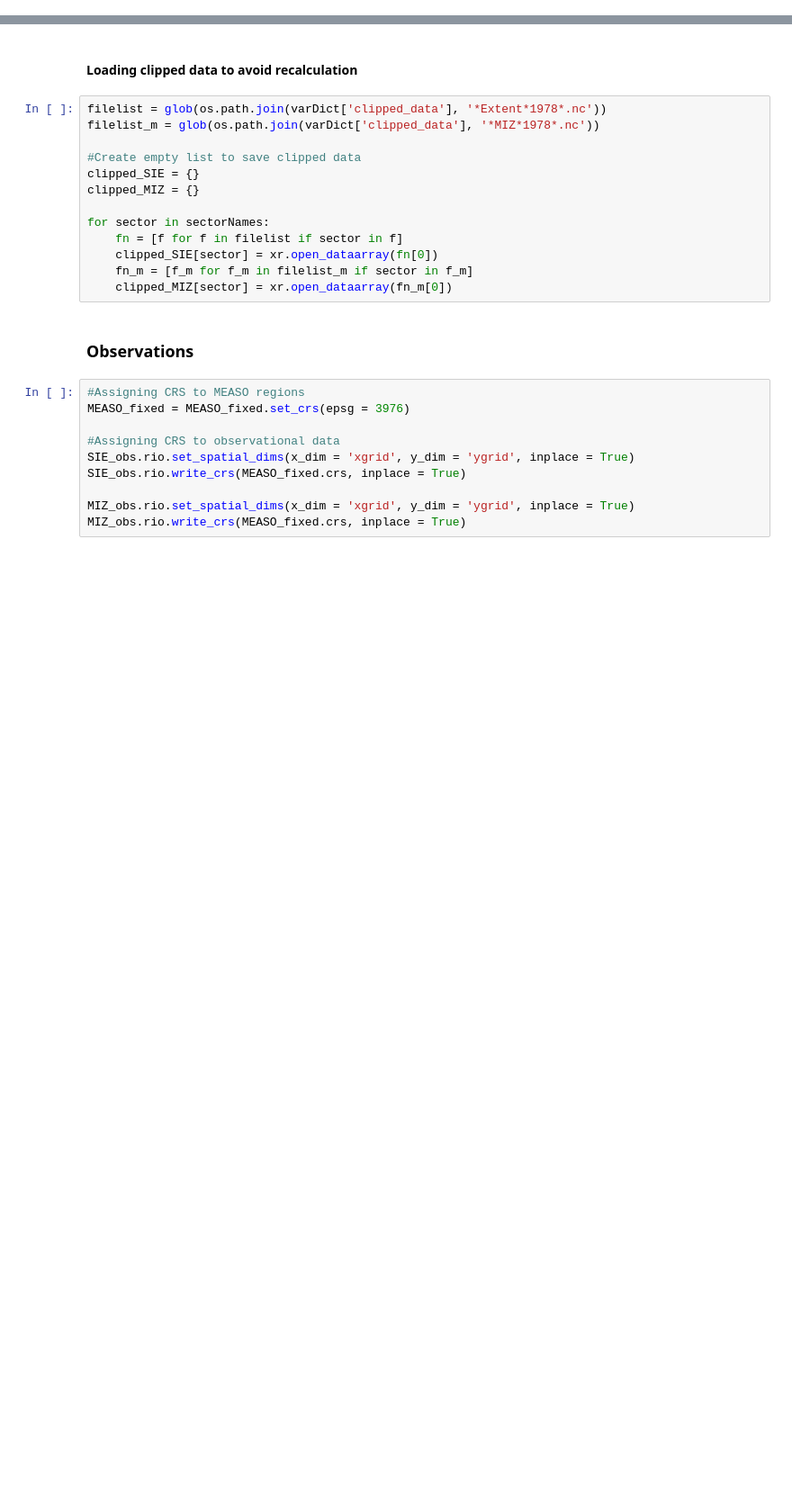
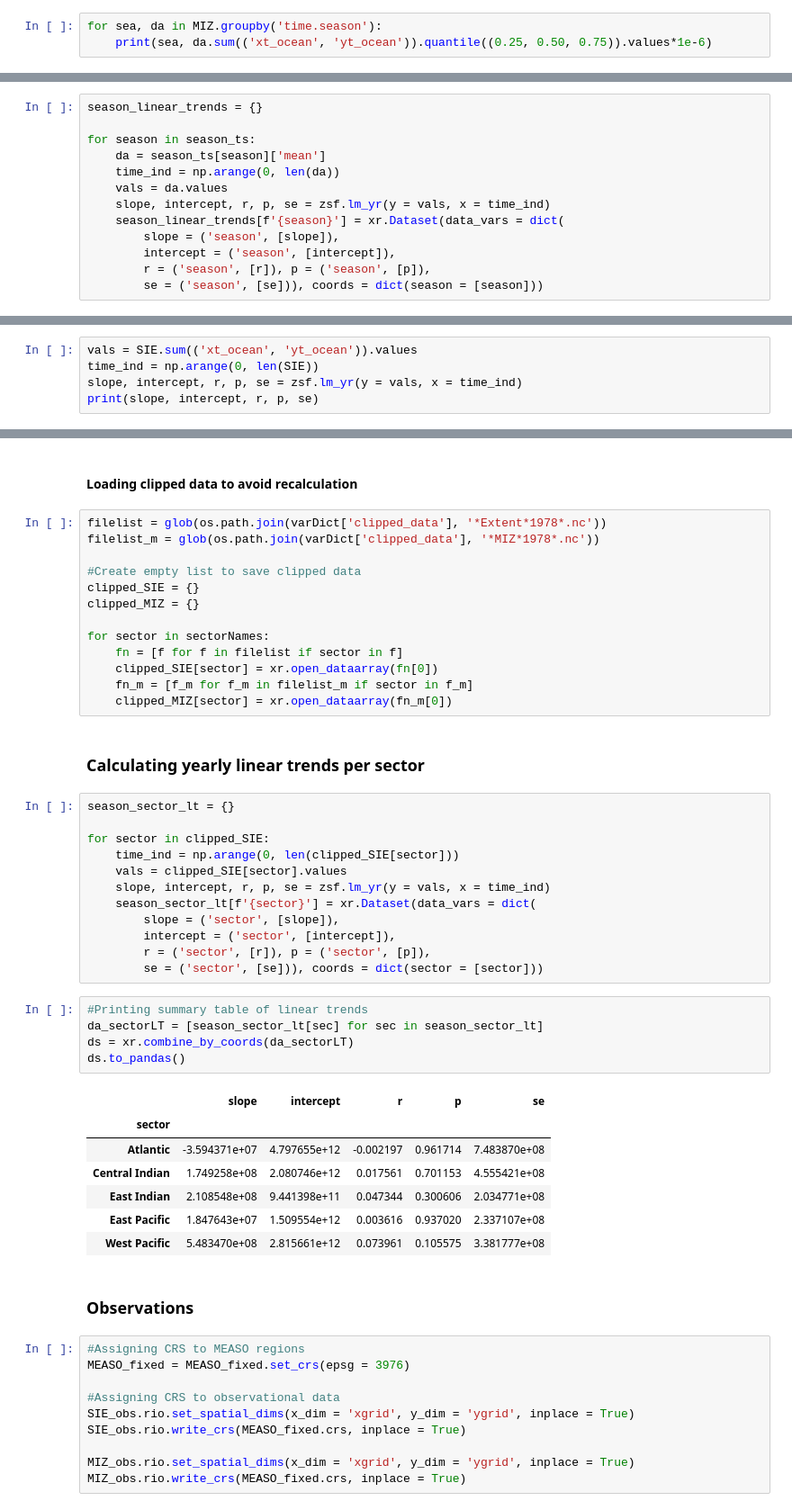
Before and after one commit to lidefi87/ACCESS_scripts_DFA, a Jupyter notebook: Scripts/SeaIcePlotsModel.ipynb, the cells around one changed output, grey strips where cells are left out. Shown at 90% size. Cells and saved outputs as stored; diff of their text form; blank space fills up the shorter version.

Commit message:
Updating conda env and getting yearly SIE stats

```diff
--- a/Scripts/SeaIcePlotsModel.ipynb
+++ b/Scripts/SeaIcePlotsModel.ipynb
@@ -1950,0 +1987,3 @@ MIZ = MIZ.sel(time = slice('1978-12', '2018-11'))
+# %%
+for sea, da in MIZ.groupby('time.season'):
+    print(sea, da.sum(('xt_ocean', 'yt_ocean')).quantile((0.25, 0.50, 0.75)).values*1e-6)
@@ -1950,0 +2023,13 @@ MIZ = MIZ.sel(time = slice('1978-12', '2018-11'))
+# %%
+season_linear_trends = {}
+
+for season in season_ts:
+    da = season_ts[season]['mean']
+    time_ind = np.arange(0, len(da))
+    vals = da.values
+    slope, intercept, r, p, se = zsf.lm_yr(y = vals, x = time_ind)
+    season_linear_trends[f'{season}'] = xr.Dataset(data_vars = dict(
+        slope = ('season', [slope]),
+        intercept = ('season', [intercept]),
+        r = ('season', [r]), p = ('season', [p]),
+        se = ('season', [se])), coords = dict(season = [season]))
@@ -1950,0 +2050,5 @@ MIZ = MIZ.sel(time = slice('1978-12', '2018-11'))
+# %%
+vals = SIE.sum(('xt_ocean', 'yt_ocean')).values
+time_ind = np.arange(0, len(SIE))
+slope, intercept, r, p, se = zsf.lm_yr(y = vals, x = time_ind)
+print(slope, intercept, r, p, se)
@@ -2310,6 +2416,33 @@ for sector in sectorNames:
     clipped_SIE[sector] = xr.open_dataarray(fn[0])
     fn_m = [f_m for f_m in filelist_m if sector in f_m]
     clipped_MIZ[sector] = xr.open_dataarray(fn_m[0])
+# %% [markdown]
+### Calculating yearly linear trends per sector
+# %%
+season_sector_lt = {}
+
+for sector in clipped_SIE:
+    time_ind = np.arange(0, len(clipped_SIE[sector]))
+    vals = clipped_SIE[sector].values
+    slope, intercept, r, p, se = zsf.lm_yr(y = vals, x = time_ind)
+    season_sector_lt[f'{sector}'] = xr.Dataset(data_vars = dict(
+        slope = ('sector', [slope]),
+        intercept = ('sector', [intercept]),
+        r = ('sector', [r]), p = ('sector', [p]),
+        se = ('sector', [se])), coords = dict(sector = [sector]))
+# %%
+#Printing summary table of linear trends
+da_sectorLT = [season_sector_lt[sec] for sec in season_sector_lt]
+ds = xr.combine_by_coords(da_sectorLT)
+ds.to_pandas()
+# %% [output]
+|  | slope | intercept | r | p | se |
+| sector |  |  |  |  |  |
+| Atlantic | -3.594371e+07 | 4.797655e+12 | -0.002197 | 0.961714 | 7.483870e+08 |
+| Central Indian | 1.749258e+08 | 2.080746e+12 | 0.017561 | 0.701153 | 4.555421e+08 |
+| East Indian | 2.108548e+08 | 9.441398e+11 | 0.047344 | 0.300606 | 2.034771e+08 |
+| East Pacific | 1.847643e+07 | 1.509554e+12 | 0.003616 | 0.937020 | 2.337107e+08 |
+| West Pacific | 5.483470e+08 | 2.815661e+12 | 0.073961 | 0.105575 | 3.381777e+08 |
 # %% [markdown]
 ### Observations
 # %%
```
Also changed, not shown: parts of 14 cells of this notebook, 1 other file.
